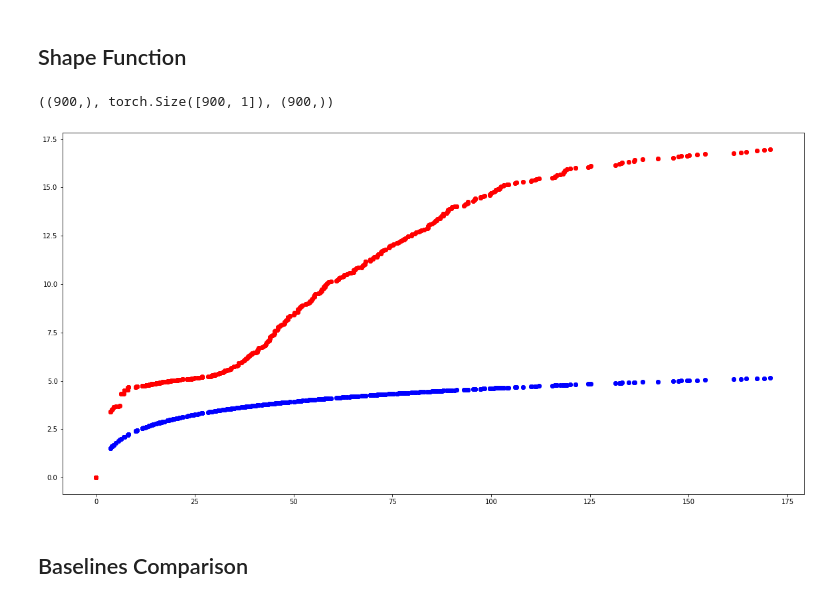
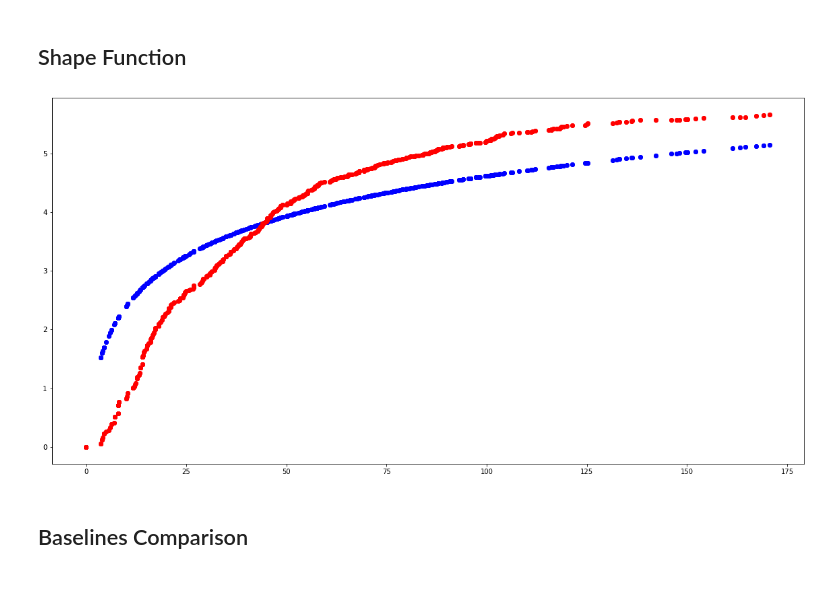
Before and after one commit to isVy08/ESTF, a Jupyter notebook: viz.ipynb, the cells around one changed output. Cells and saved outputs as stored; diff of their text form; code cells hidden in the pictures.

```diff
--- a/viz.ipynb
+++ b/viz.ipynb
@@ -60,7 +60,7 @@ plt.plot(data[2, :5000])
 # %% [markdown]
 ## Forecasting
 # %%
-sim = load_pickle('output/nst_sim_clean.pickle')
+sim = load_pickle('output/nst_sim.pickle')
 # %%
 sim[0].shape, sim[1].shape, sim[2].shape
 # %% [output]
@@ -87,15 +82,11 @@ F = np.log(d_norm+1)
-# %%
-d_norm.shape, sim[2].shape, F.shape
-# %% [output]
-((900,), torch.Size([900, 1]), (900,))
 # %%
 l = 0
 plt.figure(figsize=(20,10))
 plt.scatter(d_norm[:], F[:, ], c='b')
-plt.scatter(d_norm, sim[2], c='r')
+plt.scatter(d_norm, sim[2][:, 0], c='r')
 plt.show()
 # %% [output]
-[figure, old version]
+[figure, new version]
 # %%
 plot_shape_function(d_norm, sim[2], None, 5, 5)
 # %% [markdown]
```
Also changed, not shown: parts of 10 cells of this notebook, 2 other files.
